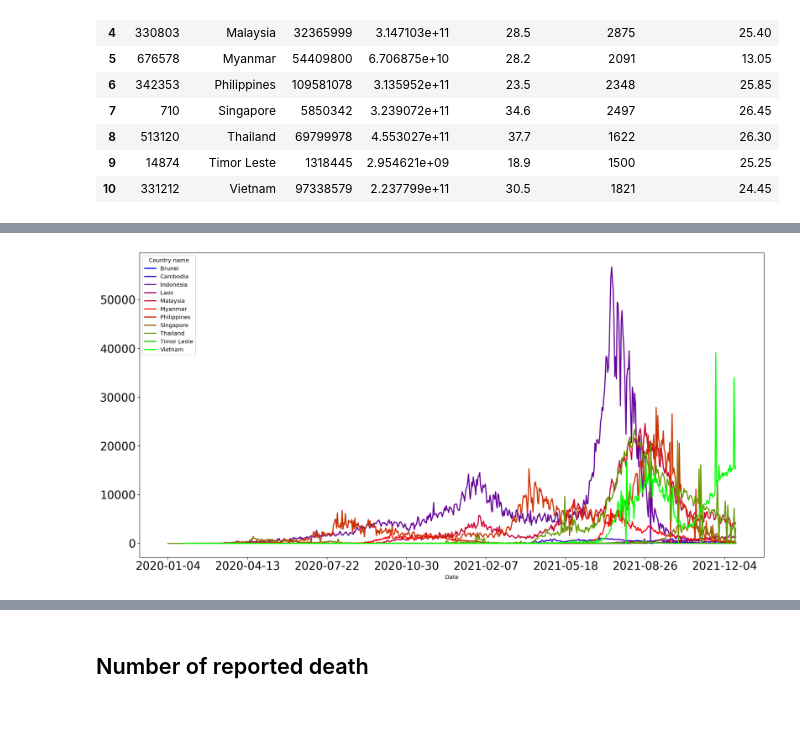
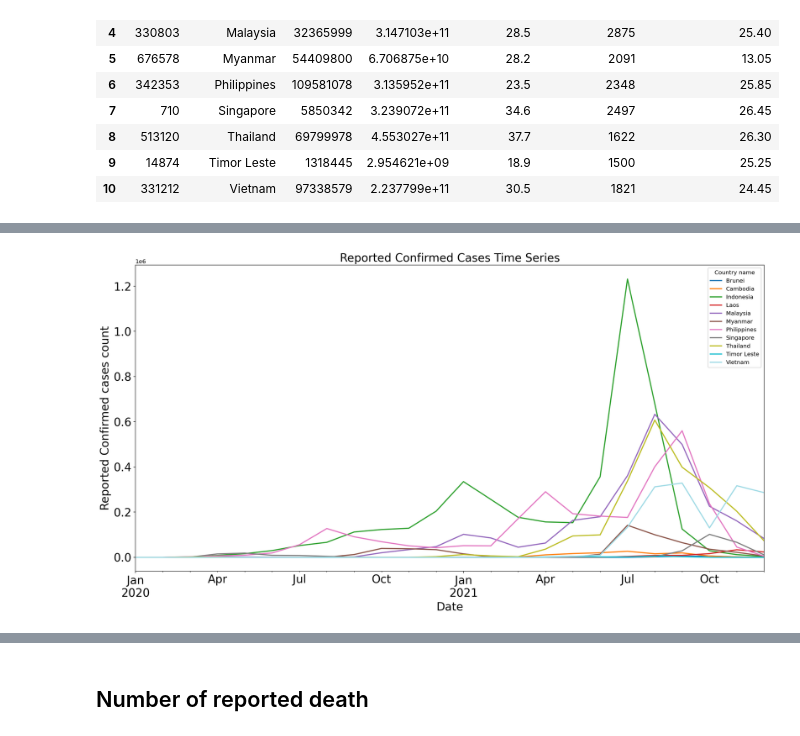
Before and after one commit to dang-nh/COVID19-Exploratory-Data-Analysis, a Jupyter notebook: Test.ipynb, the cells around one changed output, grey strips where cells are left out. Saved outputs shown, nothing was run; the diff lists cells and outputs as text; code cells hidden in the pictures.

```diff
--- a/Test.ipynb
+++ b/Test.ipynb
@@ -101,6 +170,8 @@ covid_19[covid_19['location']=='Timor Leste']
 # %%
 covid_19 = covid_19.rename(columns={"location": "Country name", "date": "Date", "total_cases": "Total cases",
-                        "new_cases": "New cases", "total_deaths": "Total deaths", "new_deaths": "New deaths", "stringency_index": "Stringency index"})
+                        "new_cases": "New cases", "total_deaths": "Total deaths", "new_deaths": "New deaths",
+                         'total_tests': "Total tests", 'new_tests': "New tests", 'total_vaccinations': "Total vaccineinations",
+                        'new_vaccinations': "New vaccineinations", 'stringency_index': "Stringency index"})
 # %%
 covid_19
 # %% [output]
@@ -262,0 +341,3 @@ df_cases
+# %%
+df_cases.set_index('Date', inplace=True)
+df_cases.index
@@ -262,0 +351,4 @@ df_cases
+# %%
+df_cases.index = pd.DatetimeIndex(df_cases.index)
+df_cases = df_cases.groupby('Country name').resample('MS').agg({'New cases':'sum'})
+df_cases
@@ -262,0 +390,4 @@ df_cases
+# %%
+# df_cases.reset_index(inplace=True, level='Date')
+df_cases.reset_index(inplace=True, level='Country name')
+df_cases
@@ -296,7 +472,10 @@ Index(['2020-01-04', '2020-01-05', '2020-01-06', '2020-01-07', '2020-01-08',
 # %%
-df_cases.plot(figsize=(20,10), linewidth=2, colormap='brg', fontsize=20);
+df_cases.plot(figsize=(20,10), linewidth=2, colormap='tab20', fontsize=20);
+plt.xlabel('Date', fontsize=20);
+plt.ylabel('Reported Confirmed cases count', fontsize=20);
+plt.title('Reported Confirmed Cases Time Series', fontsize=20);
 # %% [output]
-[figure, old version]
+[figure, new version]
 # %%
 # Plot time series of several countries of interest
 df_cases.plot(figsize=(20,10), linewidth=2, marker='.', colormap='brg', fontsize=20, logy=True)
```
Also changed, not shown: parts of 67 cells of this notebook, 3 other files.
